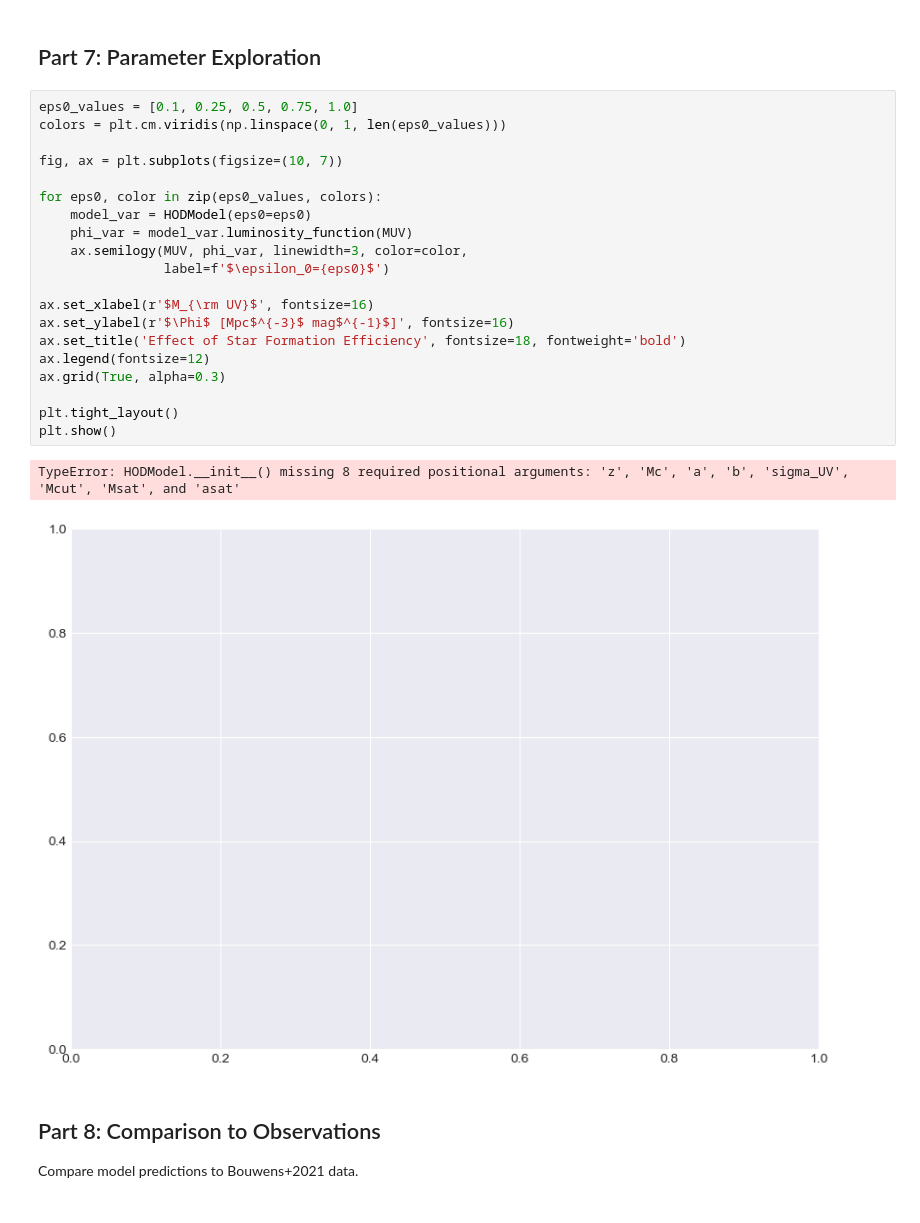
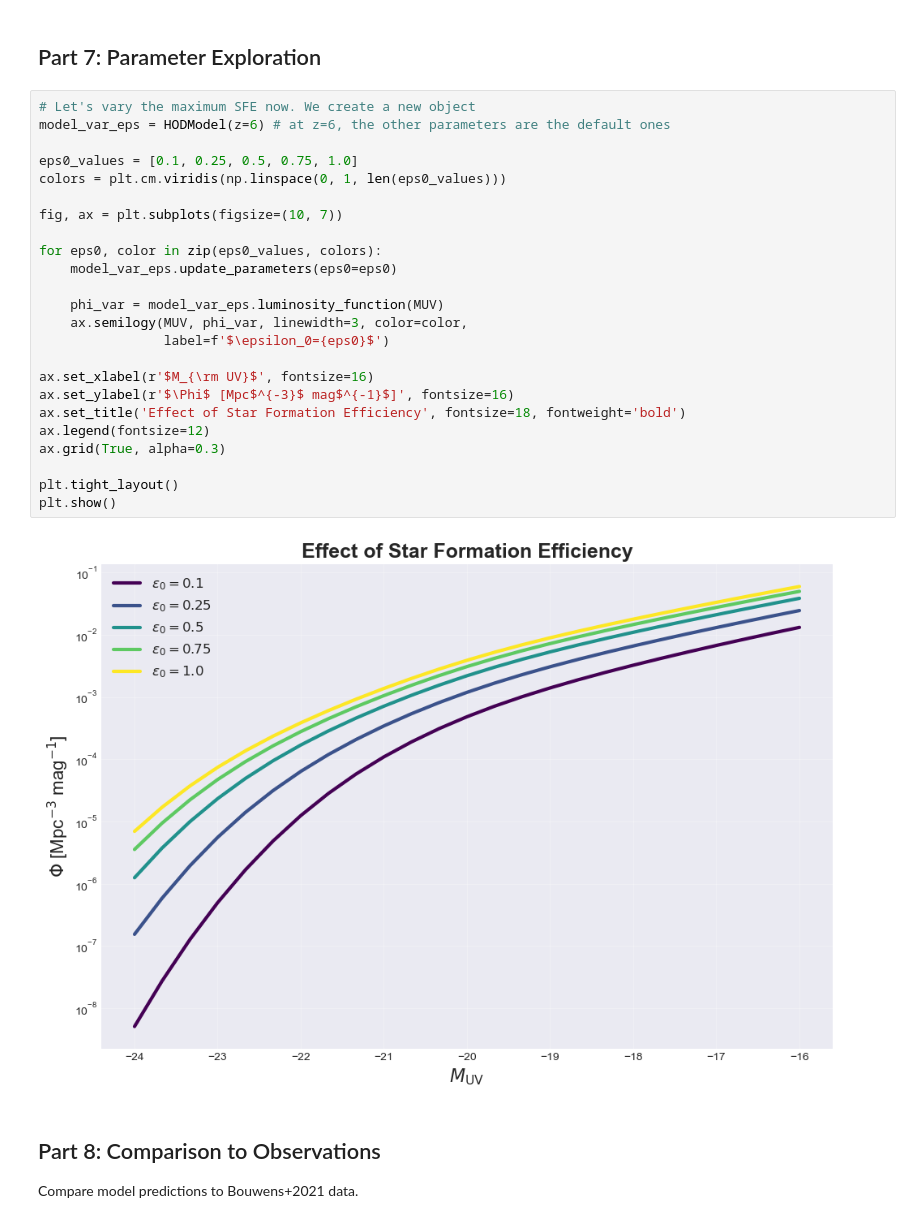
Before and after one commit to mShuntov/uvlf-hod, a Jupyter notebook: examples/basic_usage.ipynb, the cells around one changed output. Drawn from its saved outputs; the diff is of its cells as text.

```diff
--- a/examples/basic_usage.ipynb
+++ b/examples/basic_usage.ipynb
@@ -253,28 +254,31 @@ M_UV < -17:
 # %% [markdown]
 ## Part 7: Parameter Exploration
 # %%
+# Let's vary the maximum SFE now. We create a new object
+model_var_eps = HODModel(z=6) # at z=6, the other parameters are the default ones
+
 eps0_values = [0.1, 0.25, 0.5, 0.75, 1.0]
 colors = plt.cm.viridis(np.linspace(0, 1, len(eps0_values)))
 
 fig, ax = plt.subplots(figsize=(10, 7))
 
 for eps0, color in zip(eps0_values, colors):
-    model_var = HODModel(eps0=eps0)
-    phi_var = model_var.luminosity_function(MUV)
+    model_var_eps.update_parameters(eps0=eps0)
+
+    phi_var = model_var_eps.luminosity_function(MUV)
     ax.semilogy(MUV, phi_var, linewidth=3, color=color,
                 label=f'$\epsilon_0={eps0}$')
 
 ax.set_xlabel(r'$M_{\rm UV}$', fontsize=16)
 ax.set_ylabel(r'$\Phi$ [Mpc$^{-3}$ mag$^{-1}$]', fontsize=16)
 ax.set_title('Effect of Star Formation Efficiency', fontsize=18, fontweight='bold')
 ax.legend(fontsize=12)
 ax.grid(True, alpha=0.3)
 
 plt.tight_layout()
 plt.show()
 # %% [output]
-TypeError: HODModel.__init__() missing 8 required positional arguments: 'z', 'Mc', 'a', 'b', 'sigma_UV', 'Mcut', 'Msat', and 'asat'
-[figure, old version]
+[figure, new version]
 # %% [markdown]
 ## Part 8: Comparison to Observations
 
```
Also changed, not shown: parts of 3 cells of this notebook, 2 other files.
